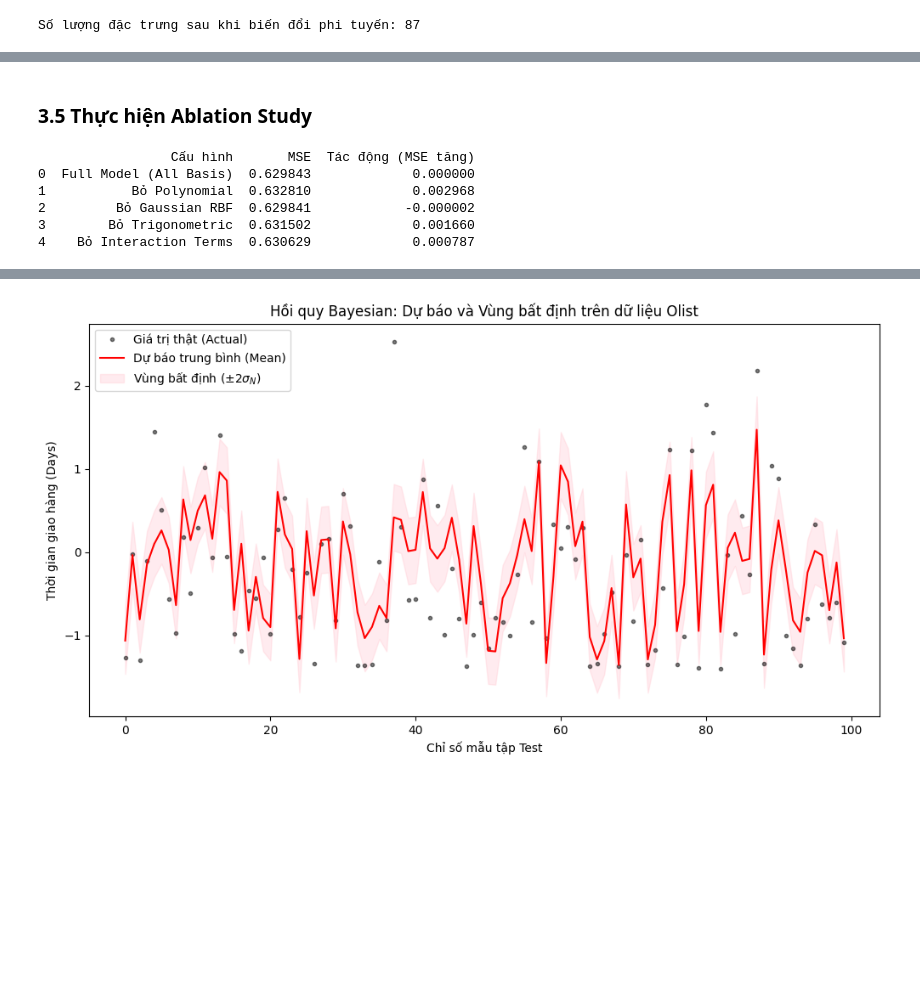
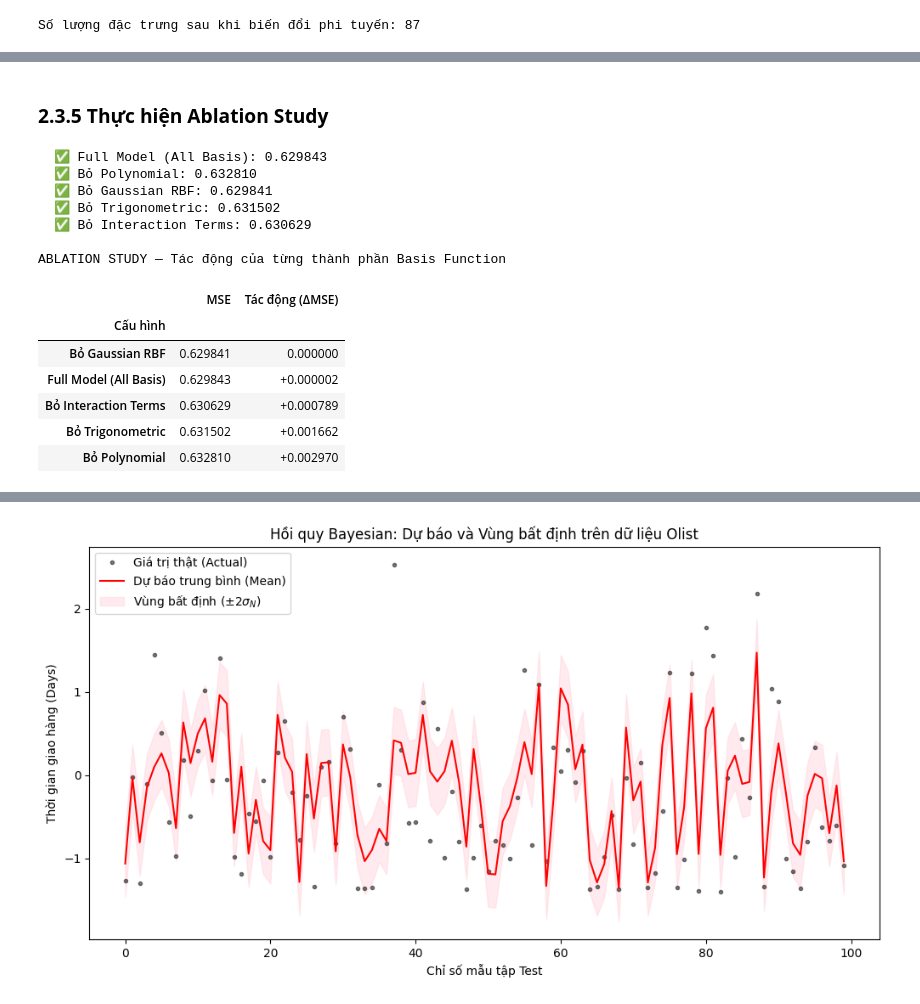
Before and after one commit to conluoi123/Machine-Learning---Project-1-, a Jupyter notebook: code/Part1_Regression/models.ipynb, the cells around one changed output, grey strips where cells are left out. Drawn from its saved outputs; the diff is of its cells as text; code cells hidden in the pictures; blank space fills up the shorter version.

```diff
--- a/code/Part1_Regression/models.ipynb
+++ b/code/Part1_Regression/models.ipynb
@@ -1377,36 +1619,68 @@ Việc đưa các hạng tương tác vào mô hình là **có giá trị thực
 # %% [markdown]
-### **3.5 Thực hiện Ablation Study**
+### **2.3.5 Thực hiện Ablation Study**
 # %%
+# PRE-COMPUTE 1 LẦN DUY NHẤT
+_rbf_fitted = GaussianRBFBasis(n_centers=15).fit(X_train_9)
+cache = {
+    "p": PolynomialBasis(degree=2).transform(X_train_9),
+    "r": _rbf_fitted.transform(X_train_9),
+    "t": TrigonometricBasis().transform(X_train_9),
+    "i": InteractionBasis().transform(X_train_9),
+}
+
 configs = {
     "Full Model (All Basis)": {"p":True, "r":True, "t":True, "i":True},
-    "Bỏ Polynomial":          {"p":False, "r":True, "t":True, "i":True},
-    "Bỏ Gaussian RBF":        {"p":True, "r":False, "t":True, "i":True},
-    "Bỏ Trigonometric":       {"p":True, "r":True, "t":False, "i":True},
+    "Bỏ Polynomial":          {"p":False,"r":True, "t":True, "i":True},
+    "Bỏ Gaussian RBF":        {"p":True, "r":False,"t":True, "i":True},
+    "Bỏ Trigonometric":       {"p":True, "r":True, "t":False,"i":True},
     "Bỏ Interaction Terms":   {"p":True, "r":True, "t":True, "i":False},
 }
 
 ablation_results = []
+for name, cfg in configs.items():
+    X_tmp = np.hstack([cache[k] for k, v in cfg.items() if v])
+    # cho thử cv thấp để test kq
+    mse = -cross_val_score(model, X_tmp, y_train, cv=10,
+                           scoring='neg_mean_squared_error', n_jobs=-1).mean()
+    ablation_results.append({"Cấu hình": name, "MSE": mse})
+    print(f"  ✅ {name}: {mse:.6f}")
 
-for name, cfg in configs.items():
-    feats = []
-    if cfg['p']: feats.append(PolynomialBasis(degree=2).transform(X_train_9))
-    if cfg['r']: feats.append(GaussianRBFBasis(n_centers=15).fit(X_train_9).transform(X_train_9))
-    if cfg['t']: feats.append(TrigonometricBasis().transform(X_train_9))
-    if cfg['i']: feats.append(InteractionBasis().transform(X_train_9))
+# HIỂN THỊ BẢNG
+df_results = pd.DataFrame(ablation_results).sort_values('MSE').reset_index(drop=True)
+df_results['Tác động (ΔMSE)'] = df_results['MSE'] - df_results.iloc[0]['MSE']
+df_results['Tác động (ΔMSE)'] = df_results['Tác động (ΔMSE)'].apply(
+    lambda x: f"+{x:.6f}" if x > 0 else f"{x:.6f}"
+)
+df_results['MSE'] = df_results['MSE'].apply(lambda x: f"{x:.6f}")
 
-    X_tmp = np.hstack(feats)
-    mse = -cross_val_score(model, X_tmp, y_train, cv=10, scoring='neg_mean_squared_error').mean()
-    ablation_results.append({"Cấu hình": name, "MSE": mse})
-
-import pandas as pd
-df_results = pd.DataFrame(ablation_results)
-df_results['Tác động (MSE tăng)'] = df_results['MSE'] - df_results.iloc[0]['MSE']
-print(df_results)
+print("\nABLATION STUDY — Tác động của từng thành phần Basis Function")
+display(df_results.set_index('Cấu hình').style
+    .set_table_styles([
+        {'selector': 'th', 'props': [
+            ('background-color', '#2c3e50'), ('color', 'white'),
+            ('font-weight', 'bold'), ('text-align', 'center')
+        ]},
+        {'selector': 'td', 'props': [('text-align', 'center')]}
+    ])
+    .map(
+        lambda v: 'color: green; font-weight: bold' if v == '0.000000'
+        else ('color: red' if v.startswith('+') else 'color: black'),
+        subset=['Tác động (ΔMSE)']
+    )
+)
 # %% [output]
-                 Cấu hình       MSE  Tác động (MSE tăng)
-0  Full Model (All Basis)  0.629843             0.000000
-1           Bỏ Polynomial  0.632810             0.002968
-2         Bỏ Gaussian RBF  0.629841            -0.000002
-3        Bỏ Trigonometric  0.631502             0.001660
-4    Bỏ Interaction Terms  0.630629             0.000787
+  ✅ Full Model (All Basis): 0.629843
+  ✅ Bỏ Polynomial: 0.632810
+  ✅ Bỏ Gaussian RBF: 0.629841
+  ✅ Bỏ Trigonometric: 0.631502
+  ✅ Bỏ Interaction Terms: 0.630629
+
+ABLATION STUDY — Tác động của từng thành phần Basis Function
+|  | MSE | Tác động (ΔMSE) |
+| Cấu hình |  |  |
+| Bỏ Gaussian RBF | 0.629841 | 0.000000 |
+| Full Model (All Basis) | 0.629843 | +0.000002 |
+| Bỏ Interaction Terms | 0.630629 | +0.000789 |
+| Bỏ Trigonometric | 0.631502 | +0.001662 |
+| Bỏ Polynomial | 0.632810 | +0.002970 |
 # %% [markdown]
```
Also changed, not shown: parts of 59 cells of this notebook, 9 other files.
